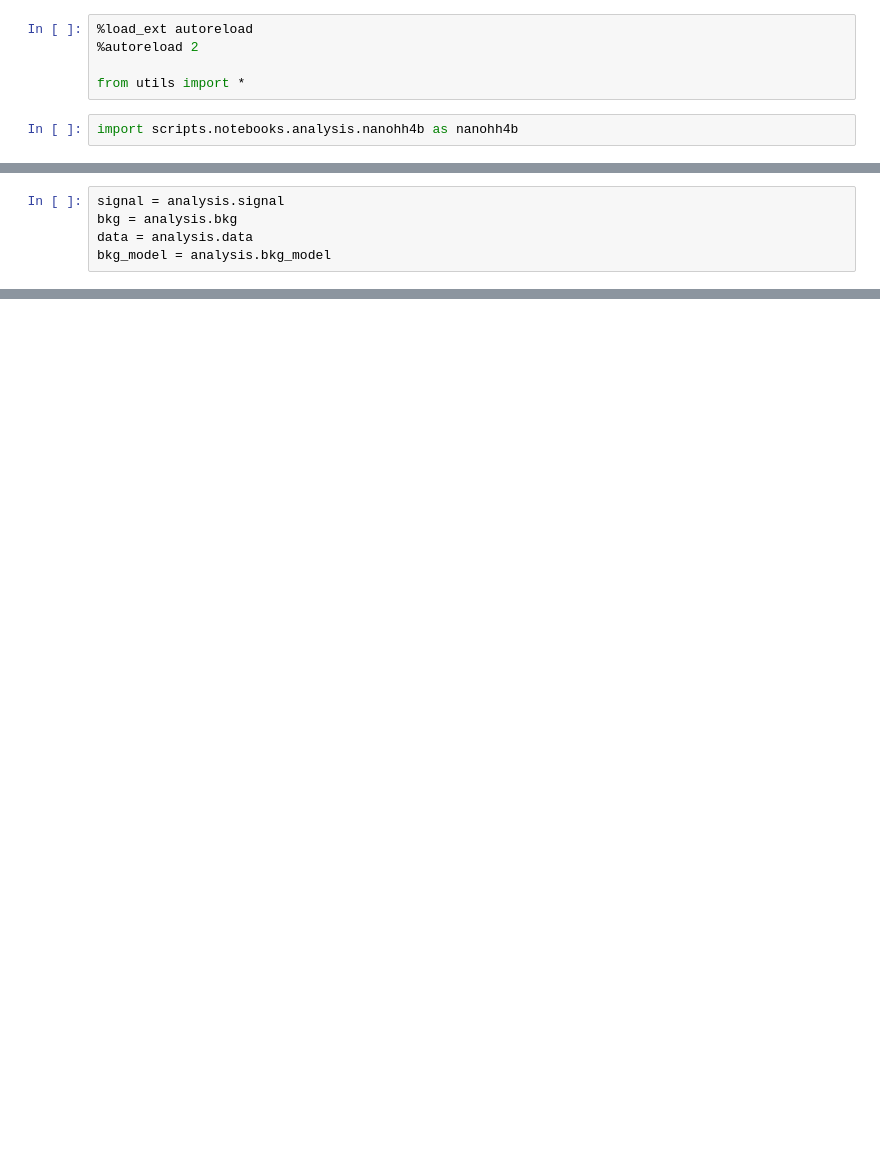
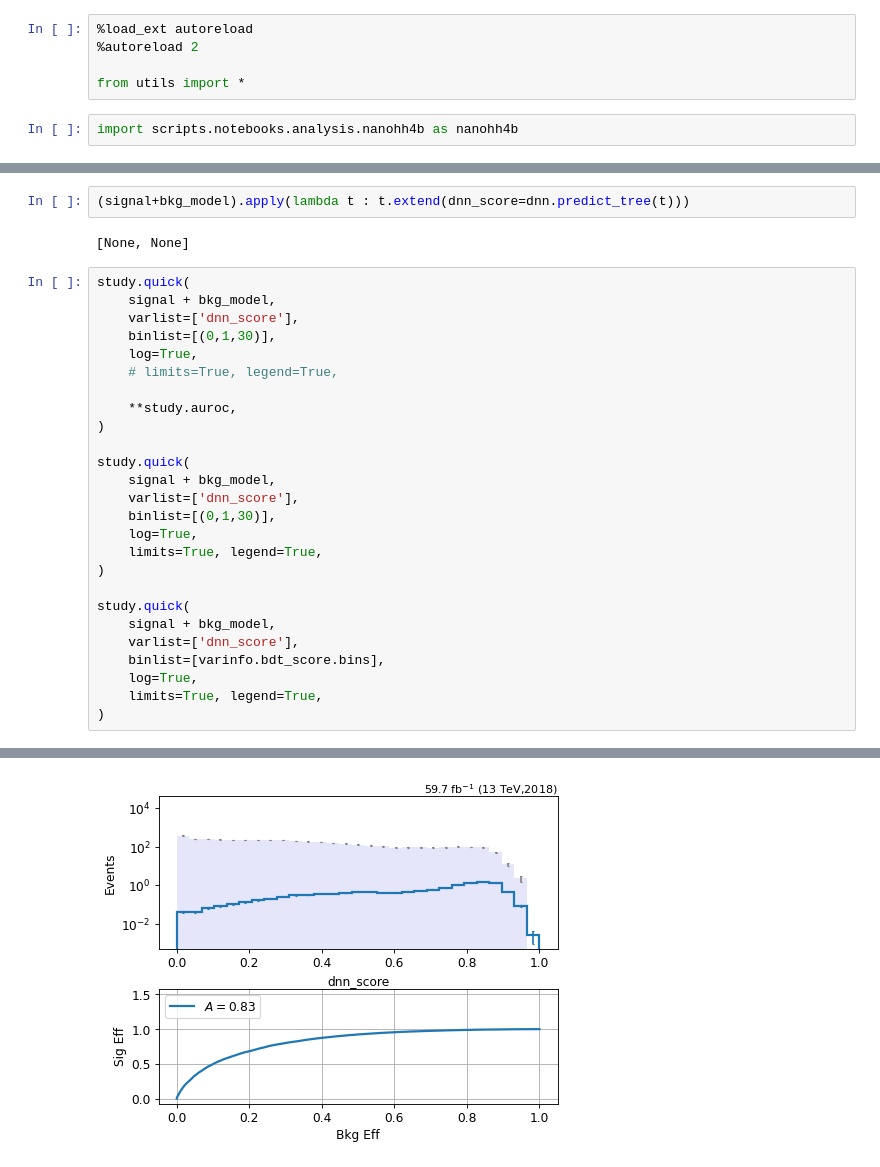
Before and after one commit to ekoenig4/analysis, a Jupyter notebook: jupyter/run3_fourb/analysis.ipynb, the cells around one changed output, grey strips where cells are left out. Drawn from its saved outputs; the diff is of its cells as text; blank space fills up the shorter version.

```diff
--- a/jupyter/run3_fourb/analysis.ipynb
+++ b/jupyter/run3_fourb/analysis.ipynb
@@ -60,5 +11,0 @@ Using local path: /cmsuf/data/store/user/ekoenig/root/eosuser.cern.ch/eos/user/e
-# %%
-signal = analysis.signal
-bkg = analysis.bkg
-data = analysis.data
-bkg_model = analysis.bkg_model
@@ -89,0 +269,31 @@ study.quick(
+# %%
+(signal+bkg_model).apply(lambda t : t.extend(dnn_score=dnn.predict_tree(t)))
+# %% [output]
+[None, None]
+# %%
+study.quick(
+    signal + bkg_model,
+    varlist=['dnn_score'],
+    binlist=[(0,1,30)],
+    log=True,
+    # limits=True, legend=True,
+
+    **study.auroc,
+)
+
+study.quick(
+    signal + bkg_model,
+    varlist=['dnn_score'],
+    binlist=[(0,1,30)],
+    log=True,
+    limits=True, legend=True,
+)
+
+study.quick(
+    signal + bkg_model,
+    varlist=['dnn_score'],
+    binlist=[varinfo.bdt_score.bins],
+    log=True,
+    limits=True, legend=True,
+)
+# %% [output]
@@ -89,0 +309 @@ study.quick(
+[figure, added]
```
Also changed, not shown: parts of 16 cells of this notebook, 3 other files.
